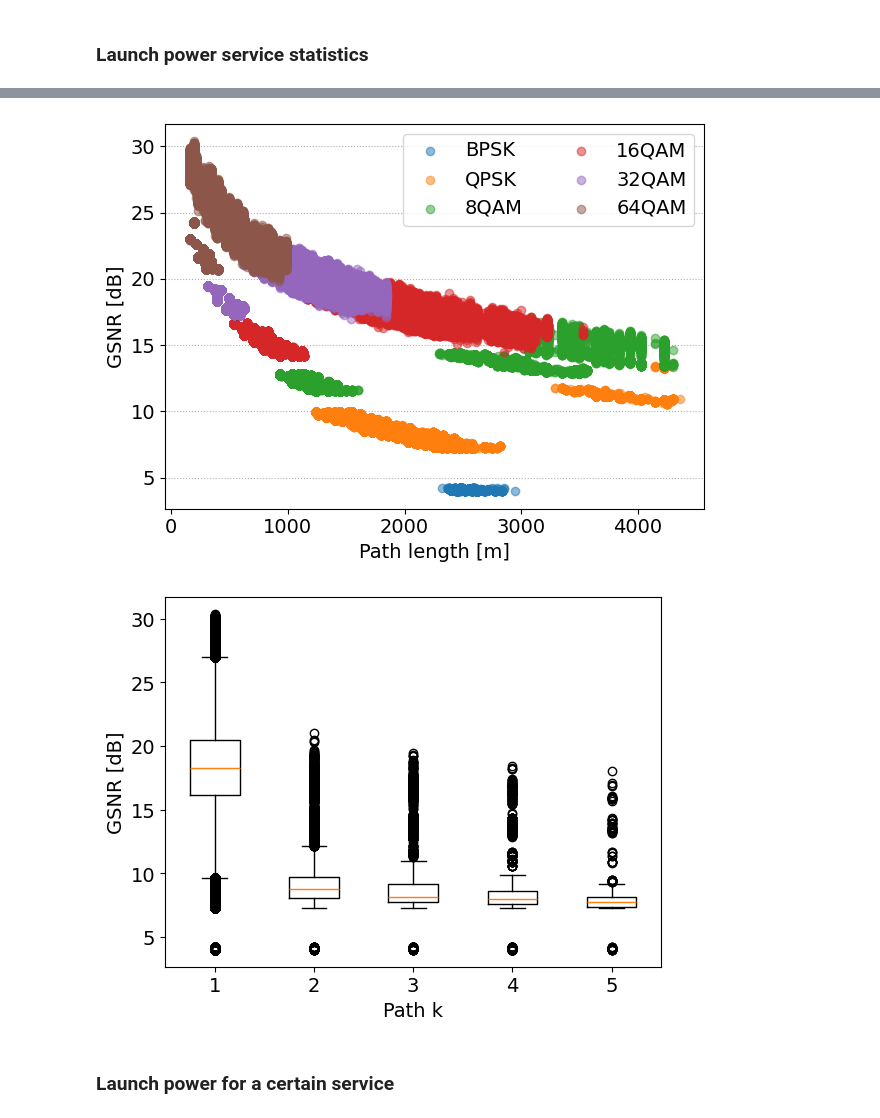
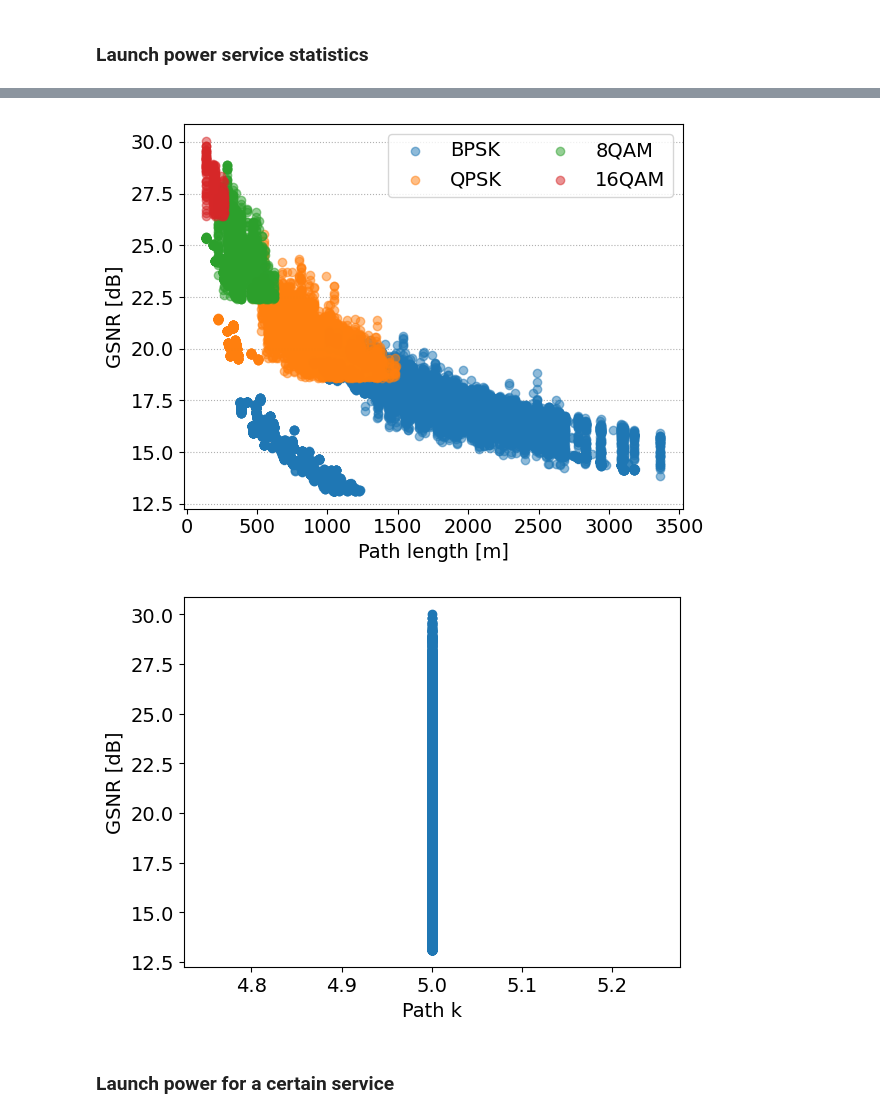
Before and after one commit to carlosnatalino/optical-networking-gym, a Jupyter notebook: examples/JOCN_Benchmark_2024/plots.ipynb, the cells around one changed output, grey strips where cells are left out. Drawn from its saved outputs; the diff is of its cells as text; code cells hidden in the pictures.

```diff
--- a/examples/JOCN_Benchmark_2024/plots.ipynb
+++ b/examples/JOCN_Benchmark_2024/plots.ipynb
@@ -192,7 +206,7 @@ plt.show()
 # %% [markdown]
 ### Launch power service statistics
 # %%
-data_services = pd.read_csv(f"results/lp_services_1_{topology_name.upper()}_{best_launch_power}_{load}_10.csv", skiprows=1)
+data_services = pd.read_csv(f"results/lp_services_1_{topology_name}_{best_launch_power}_{load}_10.csv", skiprows=1)
 data_services.describe()
 # %% [output]
 |  | id | source | destination | bit_rate | path_k | path_length | modulation | min_osnr | osnr | ase | ... |
@@ -207,6 +230,7 @@ data_services.describe()
 # %%
-accepted = data_services[(data_services["path_k"] != -1)]
-accepted["margin"] = accepted.apply(lambda x: x.osnr - x.min_osnr, axis=1)
-accepted = accepted.drop(["id", "source", "destination"], axis=1)
+accepted = data_services[(data_services["path_k"] != -1.0)]
 accepted.describe()
+# accepted["margin"] = accepted.apply(lambda x: x.osnr - x.min_osnr, axis=1)
+# accepted = accepted.drop(["id", "source", "destination"], axis=1)
+# accepted.describe()
 # %% [output]
@@ -244,22 +263,22 @@ plt.savefig(f"figures/{topology_name}_lp_gsnr_length.pdf")
 # plt.savefig(f"figures/{topology_name}_lp_gsnr_length.svg")
 plt.show()
 # %% [output]
-[figure, old version]
+[figure, new version]
 # %%
 plt.figure()
 gsnr = []
 for k in range(accepted["path_k"].max()+1):
     gsnr.append(accepted[(accepted["path_k"] == k)]["osnr"].to_numpy())
-# plt.scatter(accepted["path_k"], accepted["osnr"])
-plt.boxplot(gsnr)
+plt.scatter(accepted["path_k"], accepted["osnr"])
+# plt.boxplot(gsnr)
 plt.xlabel("Path k")
 plt.ylabel("GSNR [dB]")
 plt.savefig(f"figures/{topology_name}_lp_gsnr_k_path.png")
 # plt.savefig(f"figures/{topology_name}_lp_gsnr_k_path.pdf")
 # plt.savefig(f"figures/{topology_name}_lp_gsnr_k_path.svg")
 plt.show()
 # %% [output]
-[figure, old version]
+[figure, new version]
 # %% [markdown]
 ### Launch power for a certain service
 # %% [markdown]
```
Also changed, not shown: parts of 14 cells of this notebook, 8 other files.
